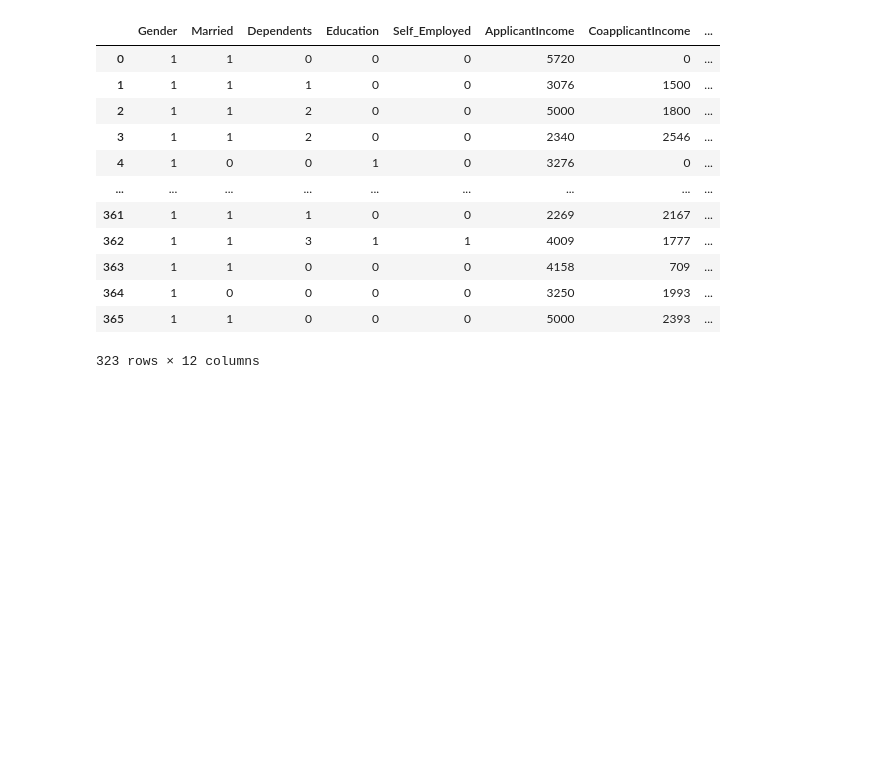
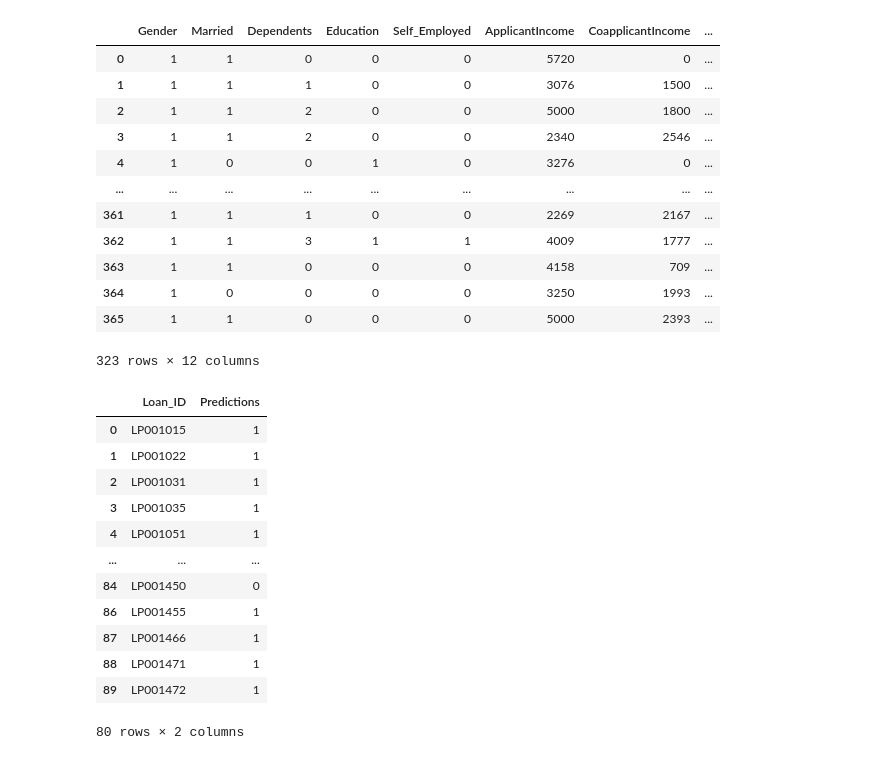
Before and after one commit to chineidu/Loan-repayment, a Jupyter notebook: Untitled.ipynb, the cells around one changed output. Cells and saved outputs as stored; diff of their text form; code cells hidden in the pictures; blank space fills up the shorter version.

```diff
--- a/Untitled.ipynb
+++ b/Untitled.ipynb
@@ -212,4 +218,35 @@ test_data
 | 365 | 1 | 1 | 0 | 0 | 0 | 5000 | 2393 | ... |
 323 rows × 12 columns
 # %%
-test_data.to_json(path, orient='records', indent=2)
+# load data
+test_data = clean_test_data('./data/test.csv')
+# convert dataframe to numpy array
+X = test_data.to_numpy()
+# load the estimator
+estimator = load_estimator()
+clf = estimator['clf']
+# make predictions
+pred = clf.predict(X)
+
+test_data['Predictions'] = pred
+# add the IDs
+id =  get_IDs('./data/test.csv')
+final_df = pd.DataFrame()
+final_df = pd.concat([final_df, id], axis='columns')
+final_df['Predictions'] = pred
+
+final_df
+# %% [output]
+|  | Loan_ID | Predictions |
+| 0 | LP001015 | 1 |
+| 1 | LP001022 | 1 |
+| 2 | LP001031 | 1 |
+| 3 | LP001035 | 1 |
+| 4 | LP001051 | 1 |
+| ... | ... | ... |
+| 84 | LP001450 | 0 |
+| 86 | LP001455 | 1 |
+| 87 | LP001466 | 1 |
+| 88 | LP001471 | 1 |
+| 89 | LP001472 | 1 |
+80 rows × 2 columns
```
Also changed, not shown: parts of 9 cells of this notebook, 3 other files.
